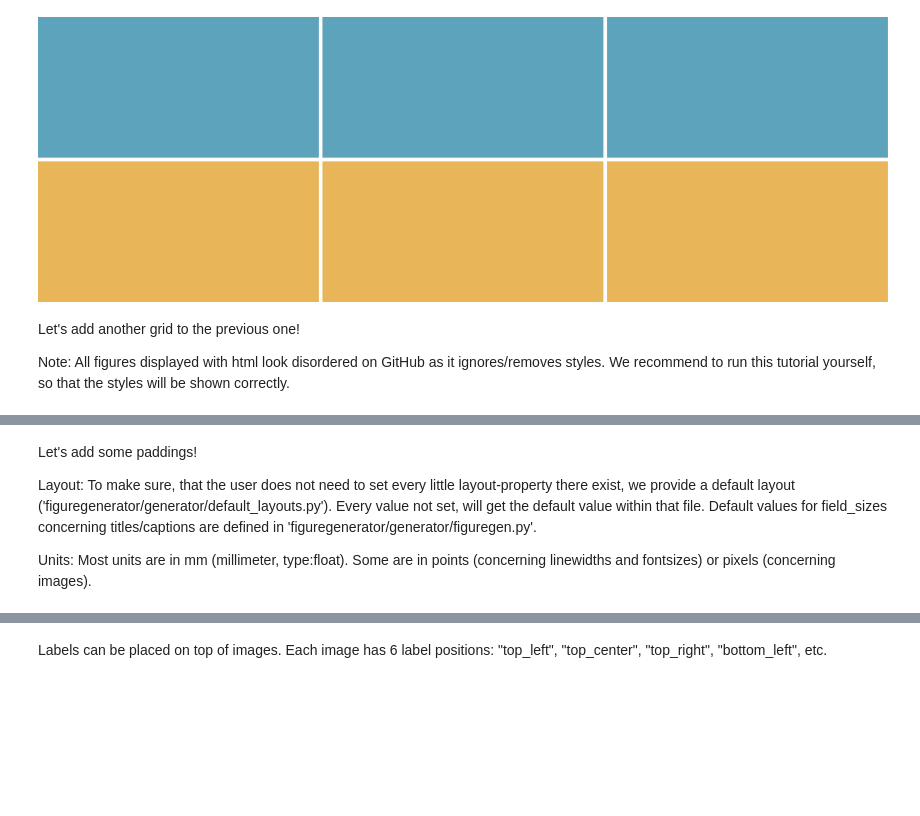
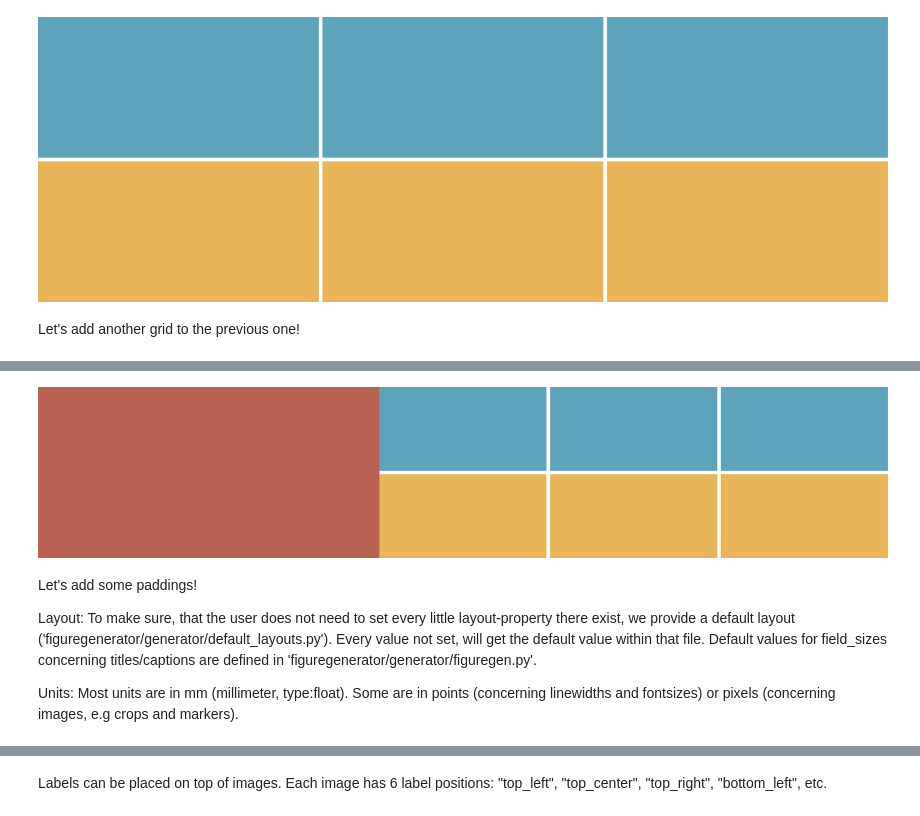
Before and after one commit to Mira-13/figure-gen, a Jupyter notebook: Tutorial.ipynb, the cells around one changed output, grey strips where cells are left out. Drawn from its saved outputs; the diff is of its cells as text; code cells hidden in the pictures; blank space fills up the shorter version.

```diff
--- a/Tutorial.ipynb
+++ b/Tutorial.ipynb
@@ -54,10 +56,8 @@ figuregen.horizontal_figure([c_grid], width_cm=18., filename='figure.pdf')
 displaypdf('figure.pdf')
 # %% [output]
 [figure]
-# %% [markdown]
-Let's add another grid to the previous one!
-
-Note: All figures displayed with html look disordered on GitHub as it ignores/removes styles. We recommend to run this tutorial yourself, so that the styles will be shown correctly.
+# %% [markdown]
+Let's add another grid to the previous one!
 # %%
 # create a second grid (1-by-1)
 ref_grid = figuregen.Grid(num_rows=1, num_cols=1)
@@ -65,6 +65,6 @@ ref_img = figuregen.PNG(img_orange)
 ref_e = ref_grid.get_element(0,0).set_image(ref_img)
 
 # generate figure with two grids
-figuregen.horizontal_figure([ref_grid, c_grid], width_cm=18., filename='figure.html')
-displayhtml('figure.html')
+figuregen.horizontal_figure([ref_grid, c_grid], width_cm=18., filename='figure.pdf')
+displaypdf('figure.pdf')
 # %% [output]
@@ -72,3 +71,4 @@ displayhtml('figure.html')
+[figure, added]
 # %% [markdown]
 Let's add some paddings!
 
@@ -76,7 +76,7 @@ Layout:
 To make sure, that the user does not need to set every little layout-property there exist, we provide a default layout ('figuregenerator/generator/default_layouts.py'). Every value not set, will get the default value within that file. Default values for field_sizes concerning titles/captions are defined in 'figuregenerator/generator/figuregen.py'.
 
 Units:
-Most units are in mm (millimeter, type:float). Some are in points (concerning linewidths and fontsizes) or pixels (concerning images).
+Most units are in mm (millimeter, type:float). Some are in points (concerning linewidths and fontsizes) or pixels (concerning images, e.g crops and markers).
 # %%
 
 # Specify the paddings for rows and columns (unit: mm), before we had default values
```
Also changed, not shown: parts of 26 cells of this notebook.
